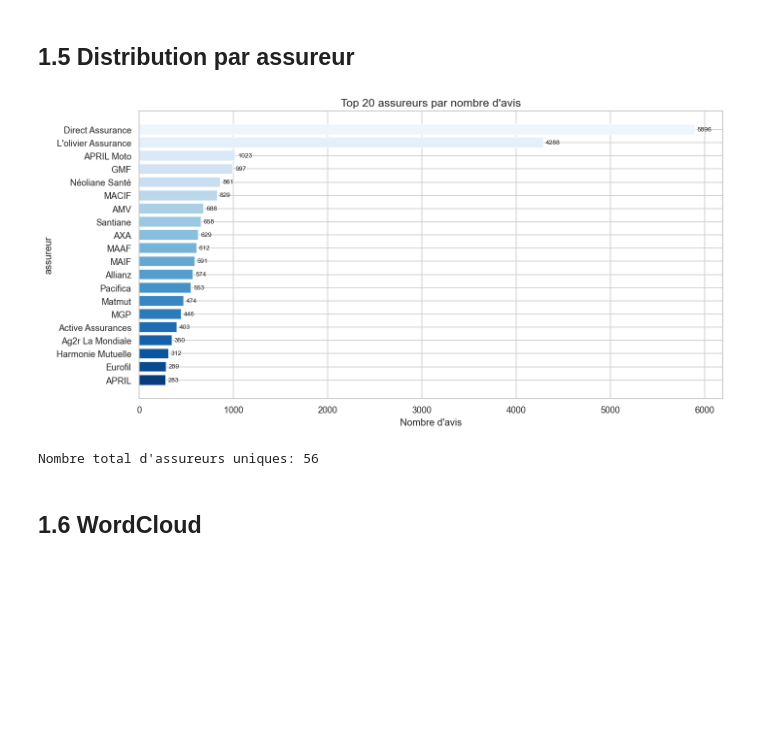
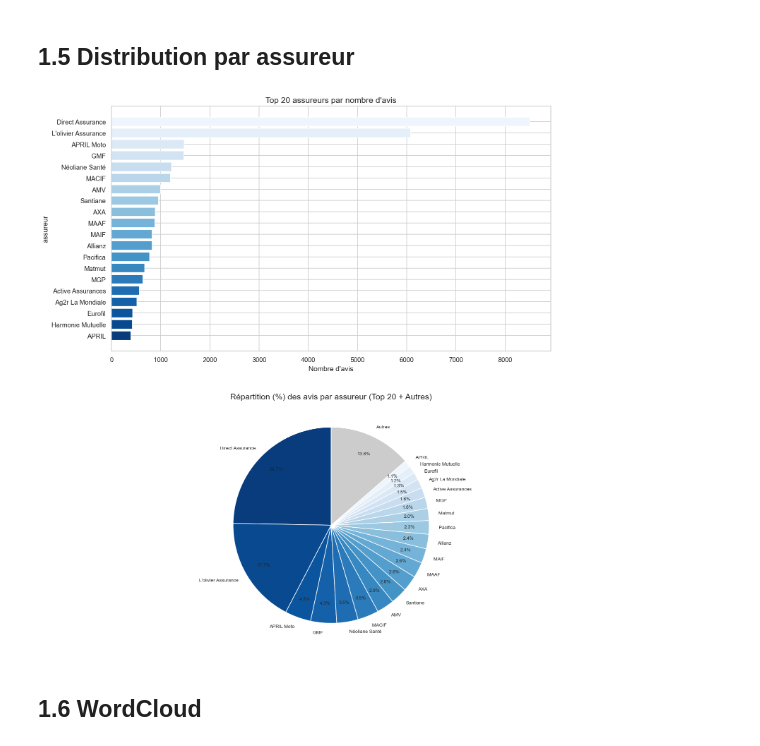
Before and after one commit to arseum/sentiment_analysis_model, a Jupyter notebook: notebooks/1_exploration.ipynb, the cells around one changed output. Saved outputs shown, nothing was run; the diff lists cells and outputs as text; code cells hidden in the pictures; blank space fills up the shorter version.

```diff
--- a/notebooks/1_exploration.ipynb
+++ b/notebooks/1_exploration.ipynb
@@ -45,0 +26,8 @@ Colonnes : ['note', 'auteur', 'avis', 'assureur', 'produit', 'type', 'date_publi
+# %%
+if not xlsx_files:
+    raise FileNotFoundError(f'Aucun fichier XLSX trouvé dans {data_dir.resolve()}')
+
+dfs = [pd.read_excel(path) for path in xlsx_files]
+df = pd.DataFrame(pd.concat(dfs, ignore_index=True))
+
+print(f'Dataset crée')
@@ -188,6 +88,0 @@ Duplicate rows: 4 (0.02%)
-# %%
-# Add review_length column if text column is available
-if TEXT_COL:
-    df['review_length'] = df[TEXT_COL].fillna('').apply(len)
-    print(f'review_length added (based on column "{TEXT_COL}")')
-    print(df['review_length'].describe())
@@ -238,2 +136,6 @@ FileNotFoundError: [Errno 2] No such file or directory: '../data/raw/../figures/
 # %% [markdown]
 ## 1.4 Longueur des reviews
+# %%
+df[LENGTH_COL] = df[TEXT_COL].fillna('').apply(len)
+print(f'avis_taille ajouter basée sur {TEXT_COL}')
+print(df[LENGTH_COL].describe())
@@ -278,25 +180,36 @@ else:
 # %% [markdown]
 ## 1.5 Distribution par assureur
 # %%
-if INSURER_COL is None:
-    print(f'No insurer column detected. Available columns: {df.columns.tolist()}')
-else:
-    top_n = 20
-    insurer_counts = df[INSURER_COL].value_counts().head(top_n)
+top_n = 20
+insurer_counts = df[INSURER_COL].value_counts().head(top_n)
 
-    fig, ax = plt.subplots(figsize=(12, 6))
-    bars = ax.barh(insurer_counts.index[::-1], insurer_counts.values[::-1],
-                   color=sns.color_palette('Blues_r', top_n))
-    ax.bar_label(bars, fmt='%d', padding=3, fontsize=8)
-    ax.set_title(f'Top {top_n} assureurs par nombre d\'avis', fontsize=14)
-    ax.set_xlabel('Nombre d\'avis')
-    ax.set_ylabel(INSURER_COL)
-    plt.tight_layout()
-    plt.show()
+fig, axes = plt.subplots(2, 1, figsize=(13, 14))
 
-    print(f'\nNombre total d\'assureurs uniques: {df[INSURER_COL].nunique():,}')
+# Barplot horizontal
+ax = axes[0]
+bars = ax.barh(insurer_counts.index[::-1], insurer_counts.values[::-1],
+               color=sns.color_palette('Blues_r', top_n))
+# ax.bar_label(bars, fmt='%d', padding=3, fontsize=8) => nombre precis des bars
+ax.set_title(f'Top {top_n} assureurs par nombre d\'avis', fontsize=14)
+ax.set_xlabel('Nombre d\'avis')
+ax.set_ylabel(INSURER_COL)
+
+# Camembert
+ax2 = axes[1]
+others = df[INSURER_COL].value_counts().iloc[top_n:].sum()
+pie_values = insurer_counts.to_list() + ([others] if others > 0 else [])
+pie_labels = list(insurer_counts.index) + (['Autres'] if others > 0 else [])
+colors_pie = sns.color_palette('Blues_r', top_n) + (['#cccccc'] if others > 0 else [])
+wedges, texts, autotexts = ax2.pie(
+    pie_values, labels=pie_labels, autopct='%1.1f%%',
+    colors=colors_pie, startangle=90,
+    pctdistance=0.8, textprops={'fontsize': 8}
+)
+ax2.set_title(f'Répartition (%) des avis par assureur (Top {top_n} + Autres)', fontsize=14)
+
+plt.tight_layout(pad=3)
+plt.show()
 # %% [output]
-[figure, old version]
+[figure, new version]
-Nombre total d'assureurs uniques: 56
 # %% [markdown]
 ## 1.6 WordCloud
```
Also changed, not shown: parts of 25 cells of this notebook, 2 other files.
